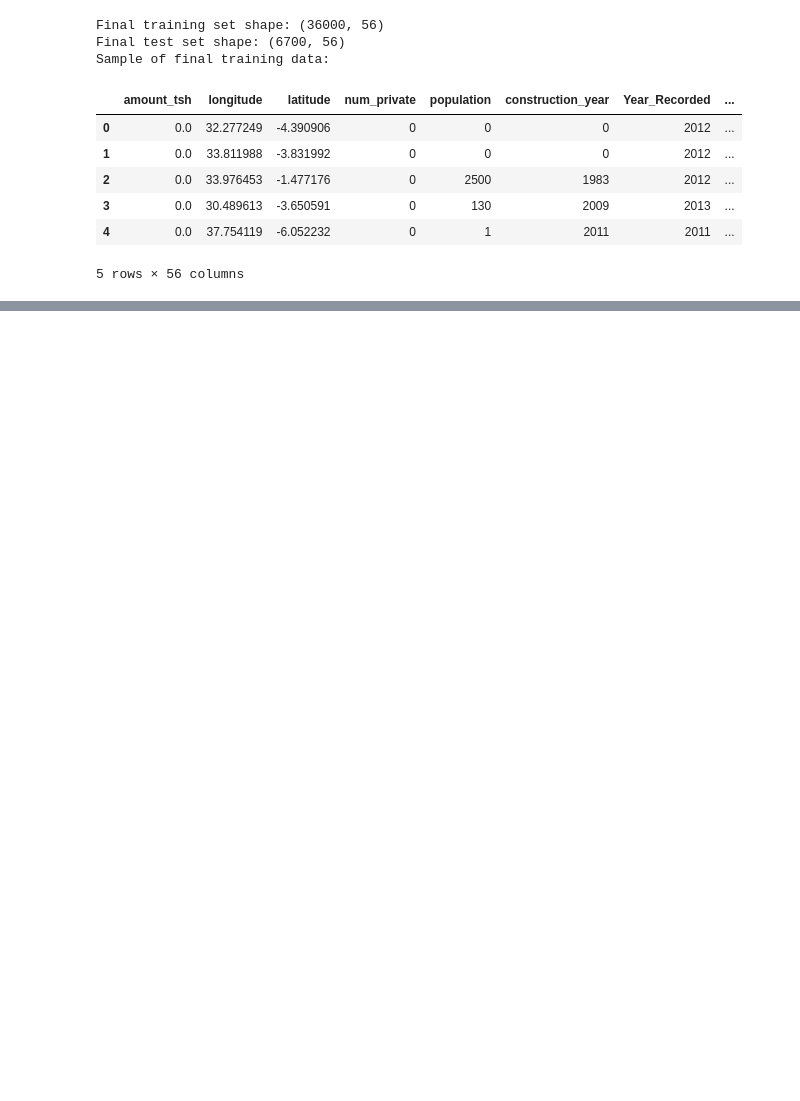
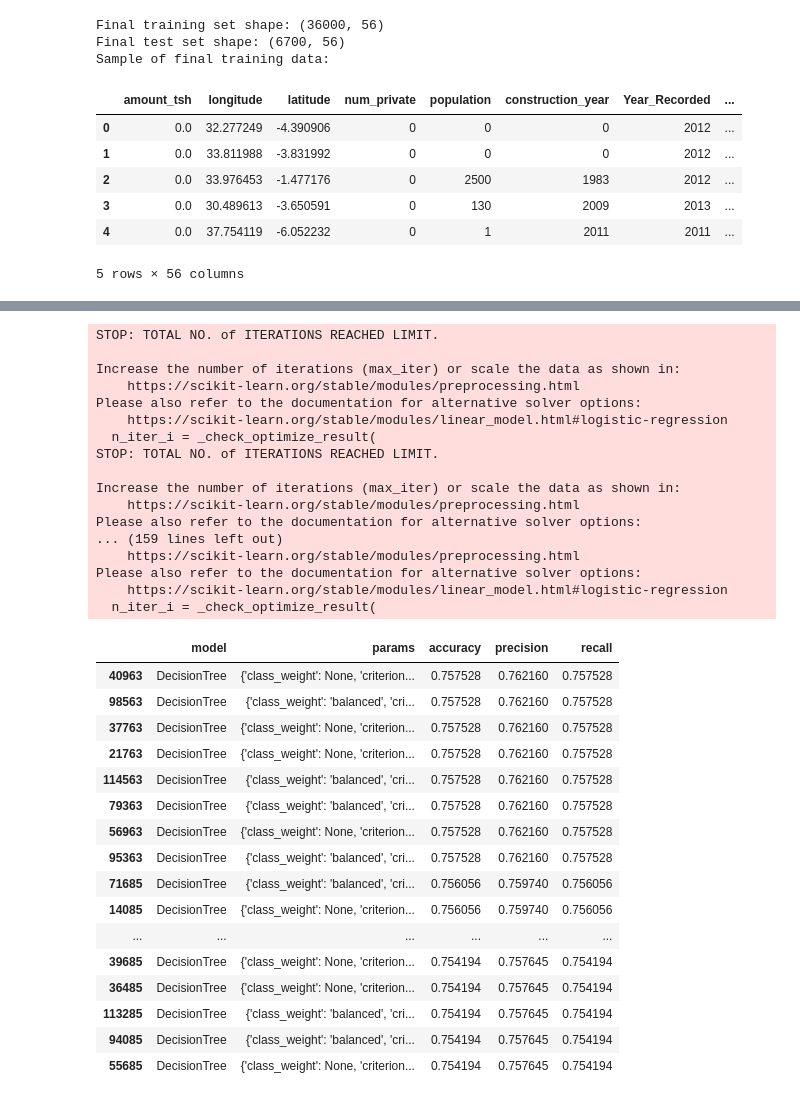
Before and after one commit to FrancisNdirangu/Pump_it_up_Dataset, a Jupyter notebook: notebook.ipynb, the cells around one changed output, grey strips where cells are left out. Saved outputs shown, nothing was run; the diff lists cells and outputs as text; code cells hidden in the pictures; blank space fills up the shorter version.

```diff
--- a/notebook.ipynb
+++ b/notebook.ipynb
@@ -763,3 +816,8 @@ print(classification_report(y_test_final,y_pred))
     accuracy                           0.72      6700
    macro avg       0.64      0.66      0.65      6700
 weighted avg       0.73      0.72      0.72      6700
+# %%
+model = LogisticRegression()
+model.fit(X_train_final,y_train_final)
+y_pred = model.predict(X_test_final)
+print(classification_report(y_test_final,y_pred))
@@ -765,0 +841,5 @@ weighted avg       0.73      0.72      0.72      6700
+# %%
+model2 = DecisionTreeClassifier()
+model2.fit(X_train_final,y_train_final)
+y_pred2 = model2.predict(X_test_final)
+print(classification_report(y_test_final,y_pred2))
@@ -765,0 +908,63 @@ weighted avg       0.73      0.72      0.72      6700
+# %%
+from sklearn.linear_model import LogisticRegression
+models_param_grids = {
+    'DecisionTree': (
+        DecisionTreeClassifier(random_state=42),
+        {'criterion': ['gini', 'entropy', 'log_loss'],
+    'splitter': ['best', 'random'],
+    'max_depth': [None, 5, 10, 20, 30, 50],
+    'min_samples_split': [2, 5, 10, 20],
+    'min_samples_leaf': [1, 2, 4, 8],
+    'max_features': ['sqrt', 'log2', None, 0.8, 0.9],
+    'max_leaf_nodes': [None, 10, 20, 50, 100],
+    'min_impurity_decrease': [0.0, 0.01, 0.05, 0.1],
+    'class_weight': [None, 'balanced']} )
+    ,'LogisticRegressionL2':(
+        LogisticRegression(random_state=42),
+        {'penalty':['l2'],'C':[2,5,10,15,30],'solver':['newton-cg','lbfgs']}
+    )
+    ,'LogisticRegressionL1':(
+        LogisticRegression(random_state=42),
+        {'penalty':['l1'],'C':[2,5,10,15,30],'solver':['liblinear']
+         ,'intercept_scaling':[2,5,10,15,30]} #intercept scaling only works for liblinear
+    )
+}
+# %%
+# # Get results
+results_df = gridsearch_results(X_train_final, y_train_final, models_param_grids, cv=5).sort_values('accuracy',ascending=False)
+results_df.head(50)
+# %% [output]
+STOP: TOTAL NO. of ITERATIONS REACHED LIMIT.
+
+Increase the number of iterations (max_iter) or scale the data as shown in:
+    https://scikit-learn.org/stable/modules/preprocessing.html
+Please also refer to the documentation for alternative solver options:
+    https://scikit-learn.org/stable/modules/linear_model.html#logistic-regression
+  n_iter_i = _check_optimize_result(
+STOP: TOTAL NO. of ITERATIONS REACHED LIMIT.
+
+Increase the number of iterations (max_iter) or scale the data as shown in:
+    https://scikit-learn.org/stable/modules/preprocessing.html
+Please also refer to the documentation for alternative solver options:
+... (159 lines left out)
+    https://scikit-learn.org/stable/modules/preprocessing.html
+Please also refer to the documentation for alternative solver options:
+    https://scikit-learn.org/stable/modules/linear_model.html#logistic-regression
+  n_iter_i = _check_optimize_result(
+|  | model | params | accuracy | precision | recall |
+| 40963 | DecisionTree | {'class_weight': None, 'criterion... | 0.757528 | 0.762160 | 0.757528 |
+| 98563 | DecisionTree | {'class_weight': 'balanced', 'cri... | 0.757528 | 0.762160 | 0.757528 |
+| 37763 | DecisionTree | {'class_weight': None, 'criterion... | 0.757528 | 0.762160 | 0.757528 |
+| 21763 | DecisionTree | {'class_weight': None, 'criterion... | 0.757528 | 0.762160 | 0.757528 |
+| 114563 | DecisionTree | {'class_weight': 'balanced', 'cri... | 0.757528 | 0.762160 | 0.757528 |
+| 79363 | DecisionTree | {'class_weight': 'balanced', 'cri... | 0.757528 | 0.762160 | 0.757528 |
+| 56963 | DecisionTree | {'class_weight': None, 'criterion... | 0.757528 | 0.762160 | 0.757528 |
+| 95363 | DecisionTree | {'class_weight': 'balanced', 'cri... | 0.757528 | 0.762160 | 0.757528 |
+| 71685 | DecisionTree | {'class_weight': 'balanced', 'cri... | 0.756056 | 0.759740 | 0.756056 |
+| 14085 | DecisionTree | {'class_weight': None, 'criterion... | 0.756056 | 0.759740 | 0.756056 |
+| ... | ... | ... | ... | ... | ... |
+| 39685 | DecisionTree | {'class_weight': None, 'criterion... | 0.754194 | 0.757645 | 0.754194 |
+| 36485 | DecisionTree | {'class_weight': None, 'criterion... | 0.754194 | 0.757645 | 0.754194 |
+| 113285 | DecisionTree | {'class_weight': 'balanced', 'cri... | 0.754194 | 0.757645 | 0.754194 |
+| 94085 | DecisionTree | {'class_weight': 'balanced', 'cri... | 0.754194 | 0.757645 | 0.754194 |
+| 55685 | DecisionTree | {'class_weight': None, 'criterion... | 0.754194 | 0.757645 | 0.754194 |
```
Also changed, not shown: parts of 15 cells of this notebook.
